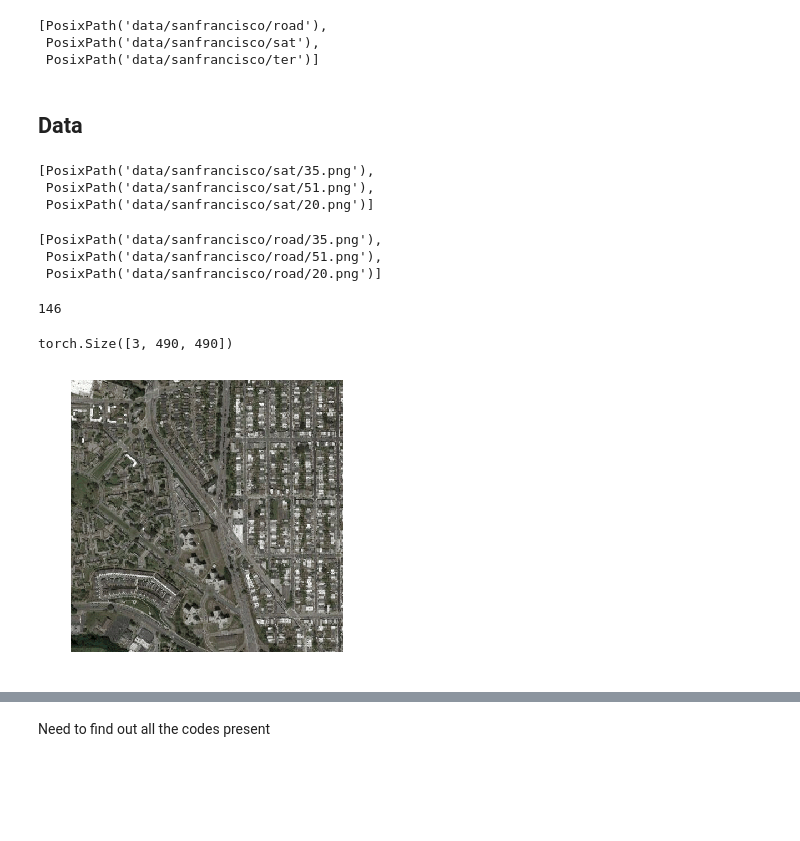
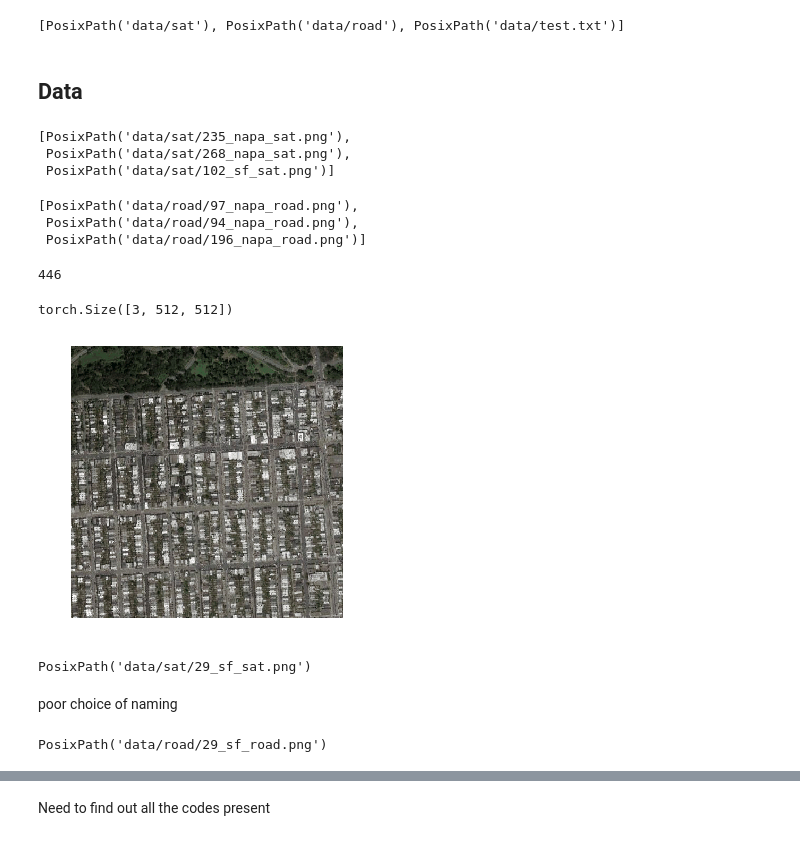
Before and after one commit to gokul-krishna/U-Net-Road-Detection, a Jupyter notebook: U-Net_FastAi.ipynb, the cells around one changed output, grey strips where cells are left out. Cells and saved outputs as stored; diff of their text form; code cells hidden in the pictures; blank space fills up the shorter version.

```diff
--- a/U-Net_FastAi.ipynb
+++ b/U-Net_FastAi.ipynb
@@ -8,12 +8,10 @@ from fastai.vision import *
 # %%
 from pathlib import Path
 # %%
-path = Path('data/sanfrancisco/')
+path = Path('data/')
 path.ls()
 # %% [output]
-[PosixPath('data/sanfrancisco/road'),
- PosixPath('data/sanfrancisco/sat'),
- PosixPath('data/sanfrancisco/ter')]
+[PosixPath('data/sat'), PosixPath('data/road'), PosixPath('data/test.txt')]
 # %%
 path_lbl = path/'road'
 path_img = path/'sat'
@@ -23,25 +41,25 @@ path_img = path/'sat'
 fnames = get_image_files(path_img)
 fnames[:3]
 # %% [output]
-[PosixPath('data/sanfrancisco/sat/35.png'),
- PosixPath('data/sanfrancisco/sat/51.png'),
- PosixPath('data/sanfrancisco/sat/20.png')]
+[PosixPath('data/sat/235_napa_sat.png'),
+ PosixPath('data/sat/268_napa_sat.png'),
+ PosixPath('data/sat/102_sf_sat.png')]
 # %%
 lbl_names = get_image_files(path_lbl)
 lbl_names[:3]
 # %% [output]
-[PosixPath('data/sanfrancisco/road/35.png'),
- PosixPath('data/sanfrancisco/road/51.png'),
- PosixPath('data/sanfrancisco/road/20.png')]
+[PosixPath('data/road/97_napa_road.png'),
+ PosixPath('data/road/94_napa_road.png'),
+ PosixPath('data/road/196_napa_road.png')]
 # %%
 len(lbl_names)
 # %% [output]
-146
+446
 # %%
-img_f = fnames[0]
+img_f = fnames[100]
 img = open_image(img_f)
 print(img.shape)
 img.show(figsize=(5,5))
 # %% [output]
-torch.Size([3, 490, 490])
+torch.Size([3, 512, 512])
-[figure, old version]
+[figure, new version]
@@ -49,0 +66,6 @@ get_y_fn = lambda x: path_lbl/f'{x.stem}{x.suffix}'
+# %%
+img_f
+# %% [output]
+PosixPath('data/sat/29_sf_sat.png')
+# %% [markdown]
+poor choice of naming
@@ -50,2 +74,6 @@ get_y_fn = lambda x: path_lbl/f'{x.stem}{x.suffix}'
+# %%
+get_y_fn(img_f)
+# %% [output]
+PosixPath('data/road/29_sf_road.png')
 # %%
 im_l = open_image(get_y_fn(img_f))
```
Also changed, not shown: parts of 35 cells of this notebook.
